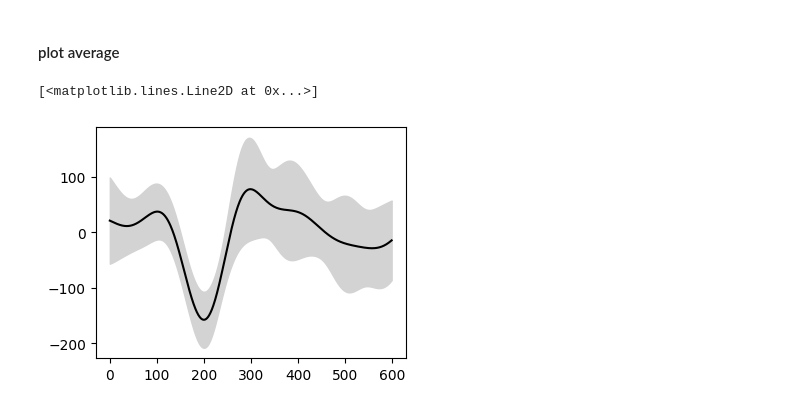
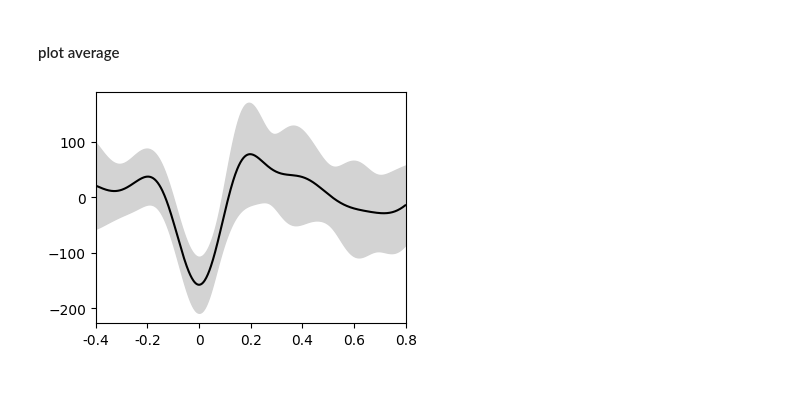
Before and after one commit to bian-lab/scripts, a Jupyter notebook: signal_process/activities_detection/swa_detection.ipynb, the cells around one changed output. Drawn from its saved outputs; the diff is of its cells as text; code cells hidden in the pictures.

```diff
--- a/signal_process/activities_detection/swa_detection.ipynb
+++ b/signal_process/activities_detection/swa_detection.ipynb
@@ -172,15 +179,19 @@ pd.DataFrame(df_lst, columns=['StartTime', 'NegTime', 'MiddleTime', 'PosTime', '
 # %%
 fig = plt.figure(figsize=(4, 3))
 axs = fig.subplots(nrows=1, ncols=1)
 
 total_array = np.array(total_array)
 
 std_array = np.std(total_array, axis=0)
 mean_array = np.mean(total_array, axis=0)
 
 x = range(total_array.shape[1])
 axs.fill_between(x, mean_array-std_array, mean_array+std_array, color='lightgray')
 axs.plot(mean_array, color='black')
+
+axs.set_xlim(0, len(x))
+axs.set_xticks(range(0, 601, 100), [-0.4, -0.2, 0, 0.2, 0.4, 0.6, 0.8])
+
+plt.show()
 # %% [output]
-[<matplotlib.lines.Line2D at 0x...>]
-[figure, old version]
+[figure, new version]
```
Also changed, not shown: parts of 4 cells of this notebook, 1 other file.
